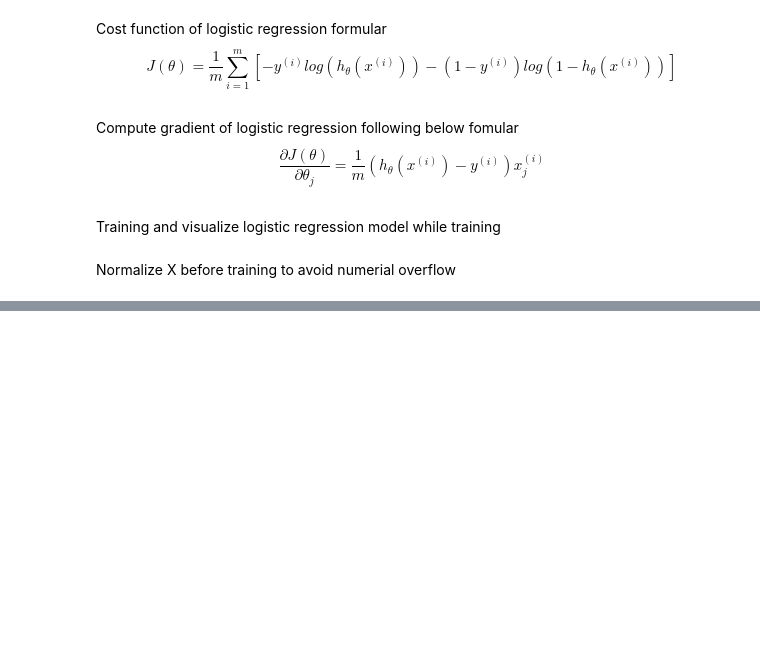
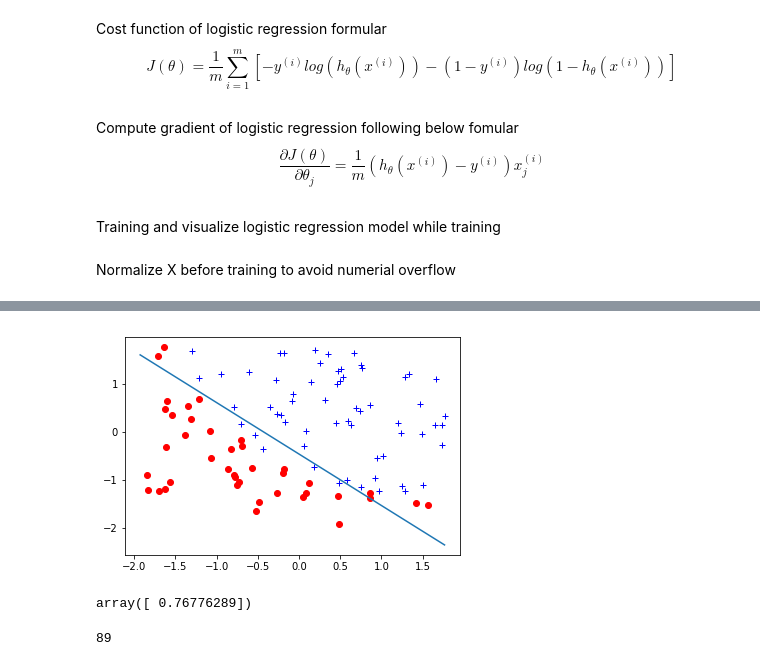
Before and after one commit to locluthor/Machine_Learning, a Jupyter notebook: Logistic_Regression.ipynb, the cells around one changed output, grey strips where cells are left out. Cells and saved outputs as stored; diff of their text form; code cells hidden in the pictures; blank space fills up the shorter version.

```diff
--- a/Logistic_Regression.ipynb
+++ b/Logistic_Regression.ipynb
@@ -84,0 +101,4 @@ new_X = normalize(X, axis=1, norm='l1')
+# %%
+plot_decision_boundaty(theta, norm_X[:, 1:3])
+# %% [output]
+[figure, added]
@@ -84,0 +109,7 @@ new_X = normalize(X, axis=1, norm='l1')
+# %%
+scores_A = np.array([45, 85])
+scores_A = features_normalized(scores_A)
+scores_A = np.insert(scores_A, 0, 1)
+predict(theta, scores_A)
+# %% [output]
+array([ 0.76776289])
@@ -84,0 +126,4 @@ new_X = normalize(X, axis=1, norm='l1')
+# %%
+np.sum(predicts==labels)
+# %% [output]
+89
```
Also changed, not shown: parts of 30 cells of this notebook, 1 other file.
